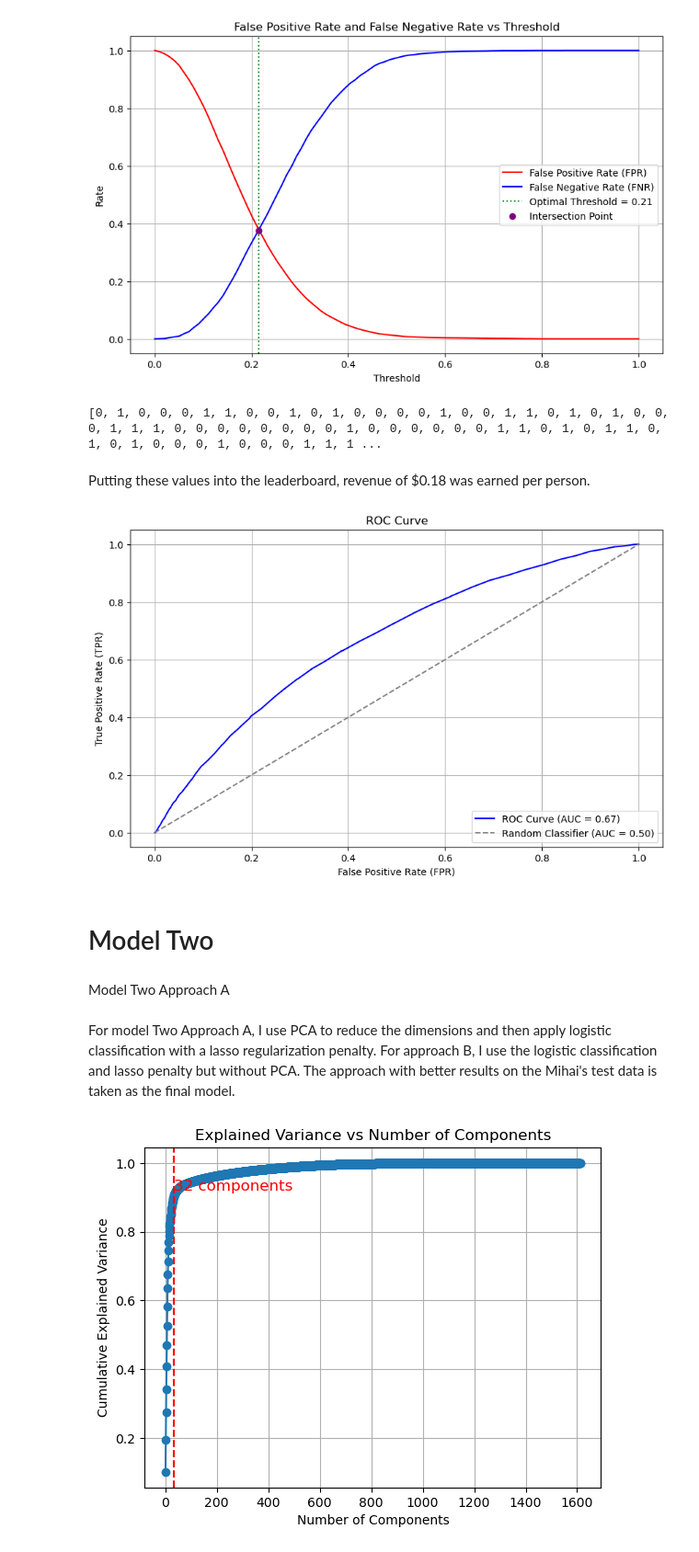
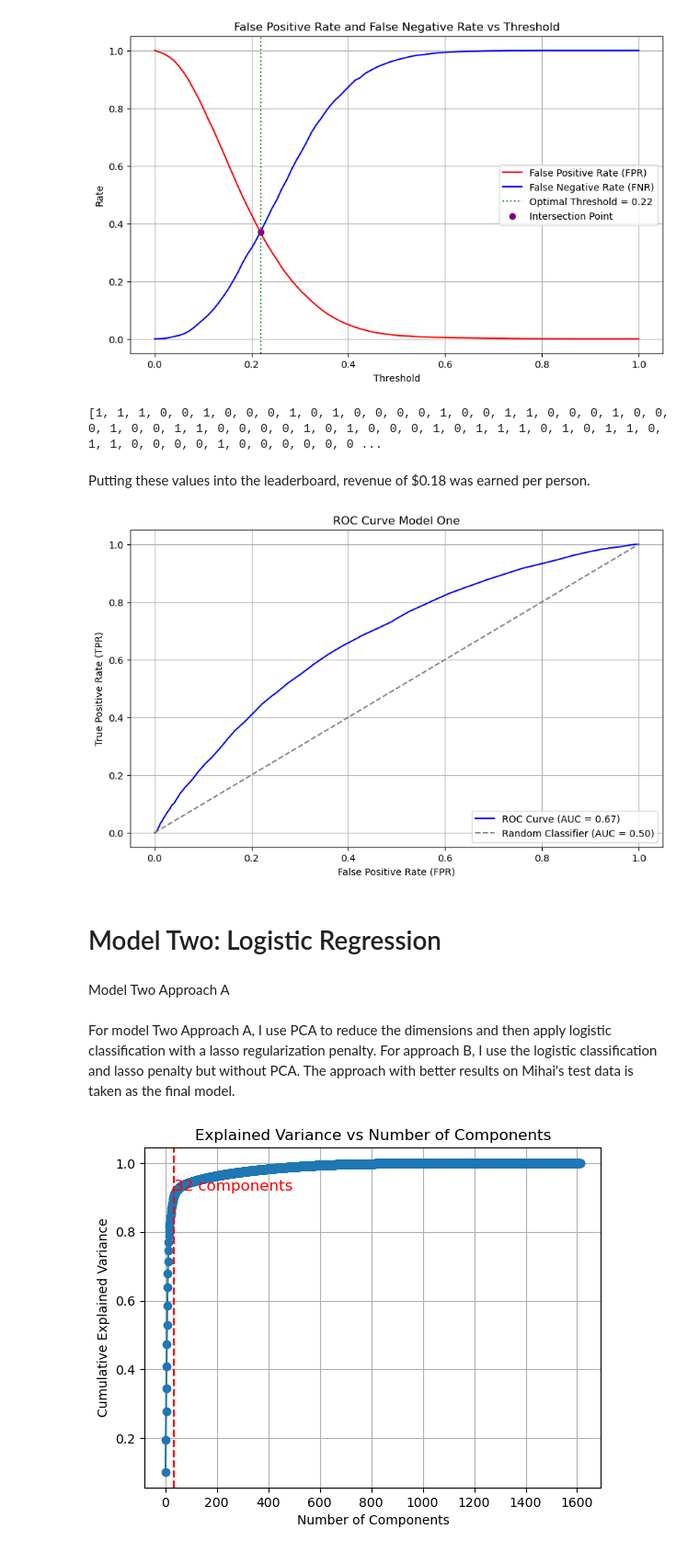
Before and after one commit to Donerne/6100-Project-Two, a Jupyter notebook: Stephanie_Ernest_Project_Two.ipynb, the cells around one changed output. Shown at 92% size. Drawn from its saved outputs; the diff is of its cells as text; code cells hidden in the pictures.

```diff
--- a/Stephanie_Ernest_Project_Two.ipynb
+++ b/Stephanie_Ernest_Project_Two.ipynb
@@ -273,27 +233,30 @@ plt.show()
 # %% [markdown]
 We drop some of the values below based on them seeming errorneous or being extreme relative to the variable's median
 # %%
-index_to_drop = train_df[train_df['commute_distance']>=601].index
+index_to_drop = train_df[train_df['commute_distance']>=250].index # Based on information from Statistics Canada, average commute distance to work for Canadians is around 57km. Allowing room for extreme cases, we increased it to 250km.
 # Dropping the abnormal points from the training data
 train_df = train_df.drop(index_to_drop, axis=0)
 
-index_to_drop = train_df[train_df['annual_km']>50000].index
+
+index_to_drop = train_df[train_df['annual_km']>50000].index # Average annual kilometres in Canada is 15,200. In order to not lose too much data, we kept points under 50,000km as those over 50,000km were sparse.
 # Dropping the abnormal points from the training data
 train_df = train_df.drop(index_to_drop, axis=0)
 
-index_to_drop = train_df[train_df['vehicle_year']<1940].index
+index_to_drop = train_df[train_df['vehicle_year']<1940].index # The older the car, the less likely insurance would be taken. Thus, we took out cars older than 1940.
 # Dropping the abnormal points from the training data
 train_df = train_df.drop(index_to_drop, axis=0)
 
-index_to_drop = train_df[train_df['vehicle_value']>=200000].index
+
+index_to_drop = train_df[train_df['vehicle_value']>=100000].index # Very expensive cars were skewing the data so we dropped values over 100k.
 # Dropping the abnormal points from the training data
 train_df = train_df.drop(index_to_drop, axis=0)
 
-index_to_drop = train_df[train_df['years_licensed']>=80].index
+
+index_to_drop = train_df[train_df['years_licensed']>=80].index # It is highly unlikely for anyone to have a license lasting over 80 years. Even if it were the case, they are exceptions and we do not want the model to fit on exceptions.
 # Dropping the abnormal points from the training data
 train_df = train_df.drop(index_to_drop, axis=0)
 
-index_to_drop = train_df[(train_df['year_of_birth']==9999) | (train_df['year_of_birth']>= 2000)].index
+index_to_drop = train_df[(train_df['year_of_birth']==9999) | (train_df['year_of_birth']> 2000)].index # No one is born in 9999 and anyone born between 2016 and 2001 will be underage, therefore cannot drive and request insurance.
 # Dropping the abnormal points from the training data
 train_df = train_df.drop(index_to_drop, axis=0)
 # %% [markdown]
@@ -683,34 +633,34 @@ rounded_test_predictions = y_pred_test.tolist()
 # Print the final binary predictions
 print(rounded_test_predictions)
 # %% [output]
-[0, 1, 0, 0, 0, 1, 1, 0, 0, 1, 0, 1, 0, 0, 0, 0, 1, 0, 0, 1, 1, 0, 1, 0, 1, 0, 0, 0, 1, 1, 1, 0, 0, 0, 0, 0, 0, 0, 0, 1, 0, 0, 0, 0, 0, 0, 1, 1, 0, 1, 0, 1, 1, 0, 1, 0, 1, 0, 0, 0, 1, 0, 0, 0, 1, 1, 1 ...
+[1, 1, 1, 0, 0, 1, 0, 0, 0, 1, 0, 1, 0, 0, 0, 0, 1, 0, 0, 1, 1, 0, 0, 0, 1, 0, 0, 0, 1, 0, 0, 1, 1, 0, 0, 0, 0, 1, 0, 1, 0, 0, 0, 1, 0, 1, 1, 1, 0, 1, 0, 1, 1, 0, 1, 1, 0, 0, 0, 0, 1, 0, 0, 0, 0, 0, 0 ...
 # %% [markdown]
 Putting these values into the leaderboard, revenue of $0.18 was earned per person.
 # %%
 # Calculate the ROC curve
 fpr, tpr, roc_thresholds = roc_curve(y_val, y_probs)
 
 # Calculate AUC (Area Under the Curve)
 roc_auc = auc(fpr, tpr)
 
 # Plot the ROC Curve
 plt.figure(figsize=(10, 6))
 plt.plot(fpr, tpr, color="blue", label=f"ROC Curve (AUC = {roc_auc:.2f})")
 plt.plot([0, 1], [0, 1], color="gray", linestyle="--", label="Random Classifier (AUC = 0.50)")
 plt.xlabel("False Positive Rate (FPR)")
 plt.ylabel("True Positive Rate (TPR)")
-plt.title("ROC Curve")
+plt.title("ROC Curve Model One")
 plt.legend(loc="lower right")
 plt.grid()
 plt.show()
 # %% [output]
-[figure, old version]
+[figure, new version]
 # %% [markdown]
-# Model Two
+# Model Two: Logistic Regression
 # %% [markdown]
 Model Two Approach A
 # %% [markdown]
-For model Two Approach A, I use PCA to reduce the dimensions and then apply logistic classification with a lasso regularization penalty. For approach B, I use the logistic classification and lasso penalty but without PCA. The approach with better results on the Mihai's test data is taken as the final model.
+For model Two Approach A, I use PCA to reduce the dimensions and then apply logistic classification with a lasso regularization penalty. For approach B, I use the logistic classification and lasso penalty but without PCA. The approach with better results on Mihai's test data is taken as the final model.
 # %%
 
 # Applying PCA with different numbers of components
```
Also changed, not shown: parts of 41 cells of this notebook, 3 other files.
